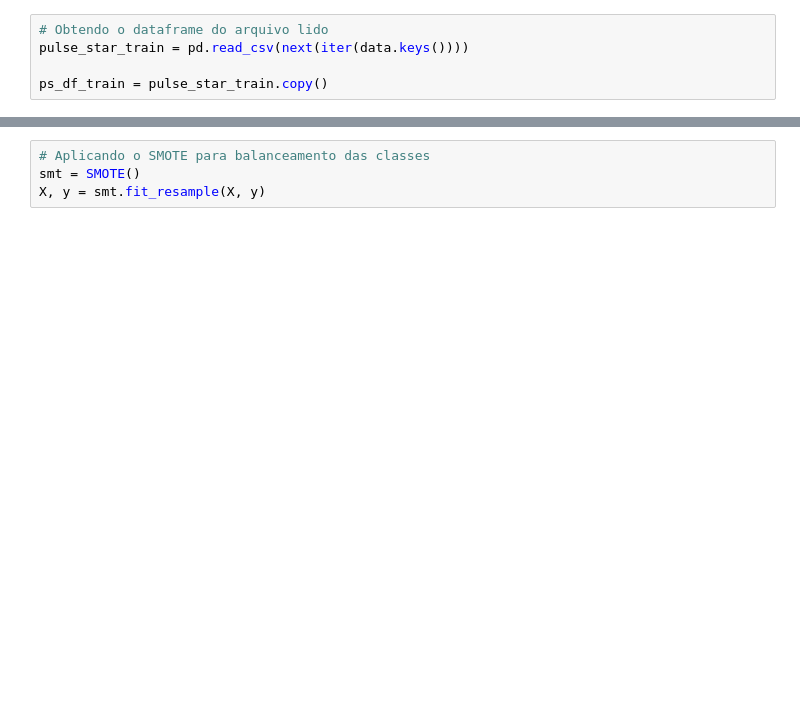
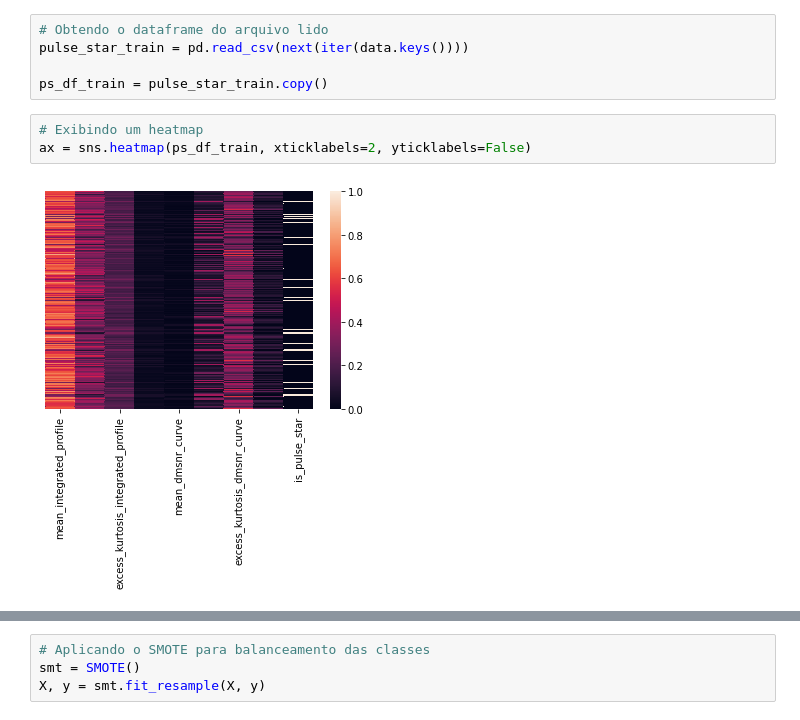
Before and after one commit to dsarj/tcc_previsao_pulsares, a Jupyter notebook: pulse_star_modelos.ipynb, the cells around one changed output, grey strips where cells are left out. Drawn from its saved outputs; the diff is of its cells as text; blank space fills up the shorter version.

```diff
--- a/pulse_star_modelos.ipynb
+++ b/pulse_star_modelos.ipynb
@@ -27,5 +29,10 @@ Saving pulsar_data_train_clean.csv to pulsar_data_train_clean.csv
 pulse_star_train = pd.read_csv(next(iter(data.keys())))
 
 ps_df_train = pulse_star_train.copy()
+# %%
+# Exibindo um heatmap
+ax = sns.heatmap(ps_df_train, xticklabels=2, yticklabels=False)
+# %% [output]
+[figure, added]
 # %%
 # Verificando balanceamento das classes
```
Also changed, not shown: parts of 13 cells of this notebook.
